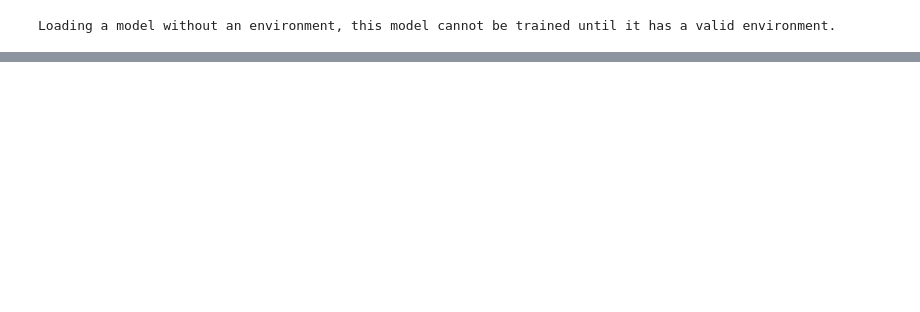
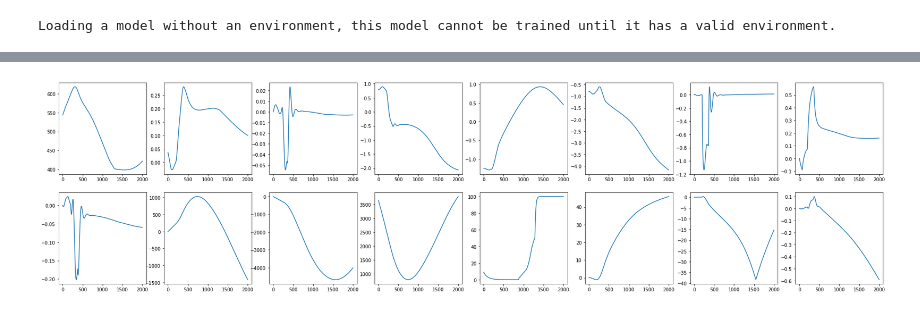
Before and after one commit to Bing-Yuan/fitre, a Jupyter notebook: plot.ipynb, the cells around one changed output, grey strips where cells are left out. Drawn from its saved outputs; the diff is of its cells as text; code cells hidden in the pictures; blank space fills up the shorter version.

```diff
--- a/plot.ipynb
+++ b/plot.ipynb
@@ -33,0 +59,9 @@ Finished saving to rl_train_res/f16_passed.gif in 348.4 sec
+# %%
+import matplotlib.pyplot as plt
+
+states_array = np.array(fitre_state_list)
+fig, axis = plt.subplots(2, 8, figsize=[32, 8])
+for i in range(16):
+    _ = axis[i//8][i%8].plot(np.arange(len(states_array)), states_array[:, i])
+# %% [output]
+[figure, added]
```
Also changed, not shown: parts of 11 cells of this notebook, 2 other files.
